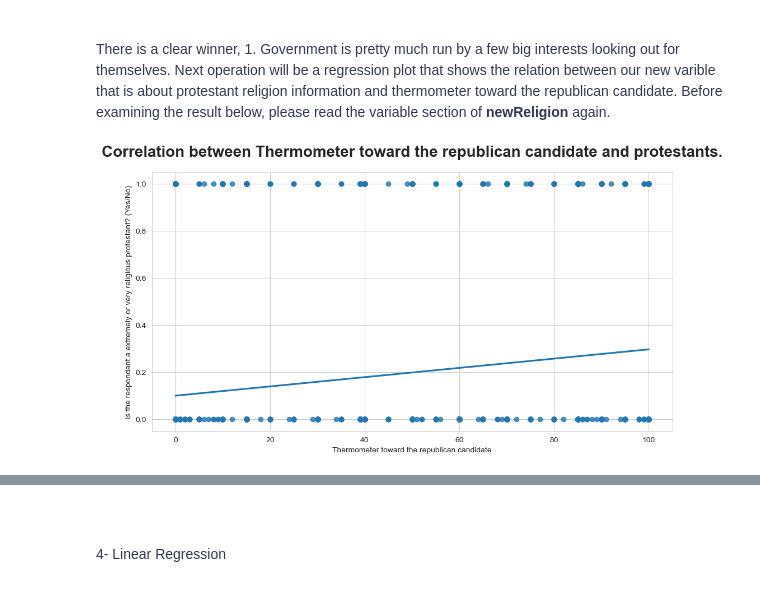
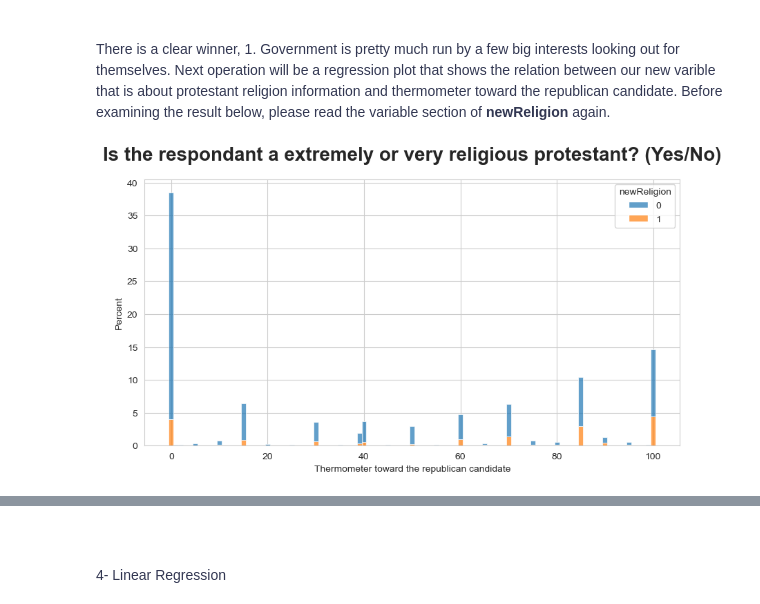
Before and after one commit to RadiusArda/Edinburgh, a Jupyter notebook: Lecture3.ipynb, the cells around one changed output, grey strips where cells are left out. Saved outputs shown, nothing was run; the diff lists cells and outputs as text; code cells hidden in the pictures.

```diff
--- a/Lecture3.ipynb
+++ b/Lecture3.ipynb
@@ -402,15 +401,17 @@ hide_toggle()
 <font face="Helvetica" size="3px" color="#323752">There is a clear winner, 1. Government is pretty much run by a few big interests looking out for themselves. Next operation will be a regression plot that shows the relation between our new varible that is about protestant religion information and thermometer toward the republican candidate. Before examining the result below, please read the variable section of <b>newReligion</b> again.
 <br>
 # %%
-plt.figure(figsize=(12, 6))
-sns.regplot(x='Thermo_republican', y='newReligion', data=data2, ci=None);
-plt.title('Correlation between Thermometer toward the republican candidate and protestants.', fontsize=20, fontweight='bold', pad=20);
-plt.ylabel('Is the respondant a extremely or very religious protestant? (Yes/No)')
+plt.figure(figsize=(10, 5))
+sns.histplot( x='Thermo_republican', data=data2,alpha = .7
+            ,hue = 'newReligion',  stat="percent", discrete=True, binwidth=1, multiple="stack", label='freedom_house');
+sns.set_style("whitegrid", {'axes.grid' : False})
+plt.title('Is the respondant a extremely or very religious protestant? (Yes/No)', fontsize=20, fontweight='bold', pad=20);
 plt.xlabel('Thermometer toward the republican candidate')
+
 plt.show()
 hide_toggle()
 # %% [output]
-[figure, old version]
+[figure, new version]
 [interactive output not drawn]
 # %% [markdown]
 <br>
```
Also changed, not shown: parts of 3 cells of this notebook.
